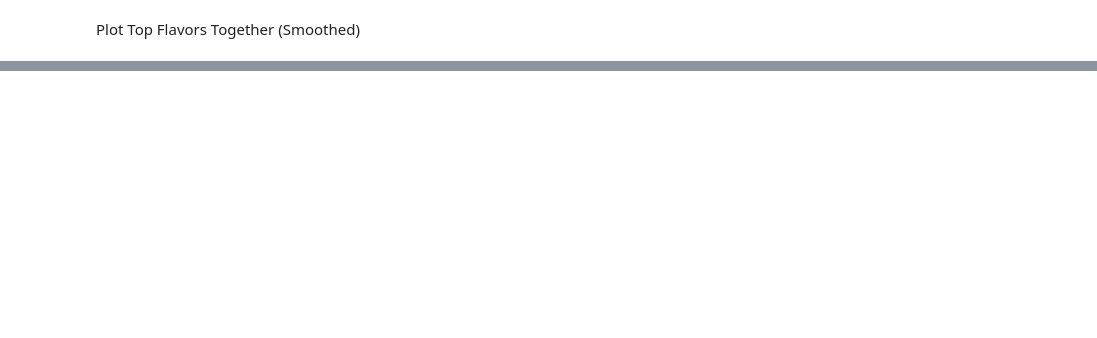
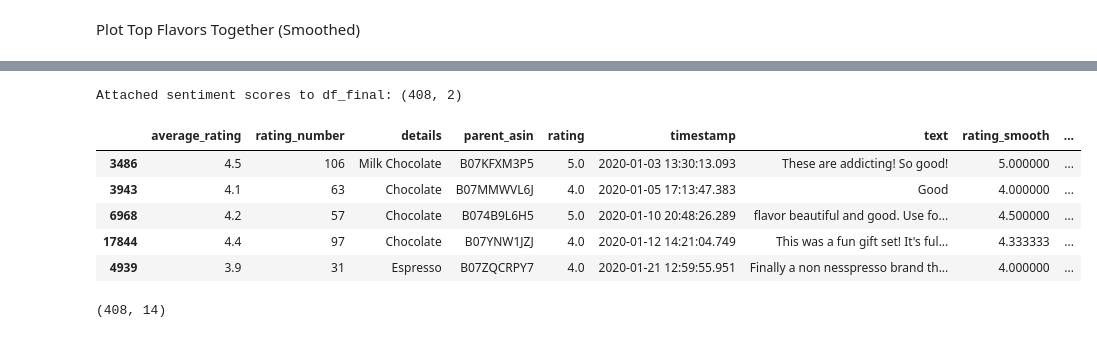
Before and after one commit to EmanArsham/Nestle_1B, a Jupyter notebook: Nestle.ipynb, the cells around one changed output, grey strips where cells are left out. Saved outputs shown, nothing was run; the diff lists cells and outputs as text; code cells hidden in the pictures; blank space fills up the shorter version.

```diff
--- a/Nestle.ipynb
+++ b/Nestle.ipynb
@@ -407,0 +439,78 @@ Text(0.5, 1.0, 'Average Review Rating per Flavor')
+# %%
+# Run batched inference over `df_final['text']` and attach results
+import re
+from tqdm import tqdm
+# Ensure `df_final` exists (run earlier cells if not)
+try:
+    df_final
+except NameError:
+    raise RuntimeError('DataFrame `df_final` not found. Run the earlier data-prep cells first.')
+# Prepare texts
+texts = df_final['text'].fillna('').astype(str).tolist()
+batch_size = 32
+results = []
+for i in tqdm(range(0, len(texts), batch_size)):
+    batch = texts[i:i+batch_size]
+    # Prefer letting the tokenizer handle truncation to avoid model indexing errors
+    try:
+        outs = sentiment_pipe(batch, truncation=True, max_length=512)
+    except RuntimeError as e:
+        # Fallback: process items individually (slower) and ensure truncated input
+        outs = []
+        for t in batch:
+            try:
+                out = sentiment_pipe(t, truncation=True, max_length=512)
+                # pipeline returns a list for a single input, take first element
+                outs.append(out[0] if isinstance(out, list) else out)
+            except Exception as e2:
+                outs.append({'label': None, 'score': None})
+    # Normalize outputs: some pipelines return list-of-lists
+    for item in outs:
+        if isinstance(item, list):
+            results.append(item[0])
+        else:
+            results.append(item)
+# Ensure results length matches texts length
+if len(results) < len(texts):
+    # pad with Nones (shouldn't normally happen)
+    pad_count = len(texts) - len(results)
+    results.extend([{'label': None, 'score': None}] * pad_count)
+# Parse labels like '1 star' or '5 stars' into integers
+labels = []
+scores = []
+for out in results:
+    label = out.get('label') if isinstance(out, dict) else None
+    score = out.get('score') if isinstance(out, dict) else None
+    # Some models return labels like '1 star' or '5 stars', extract digit if present
+    if isinstance(label, str):
+        m = re.search(r'([1-5])', label)
+        num = int(m.group(1)) if m else None
+    else:
+        num = None
+    labels.append(label)
+    # Convert score to a sensible 1-5 scale if model returned a star label + score (score is confidence)
+    # If the model already returns a numeric star (some models do), prefer that.
+    if num is not None:
+        scores.append(num)
+    else:
+        # If we only have a probability score, leave numeric sentiment as None
+        scores.append(None)
+# Attach to df_final (same order as df_final)
+df_final['bert_sentiment_label'] = labels
+df_final['bert_sentiment_score'] = scores
+print('Attached sentiment scores to df_final:', df_final[['bert_sentiment_label','bert_sentiment_score']].shape)
+# %% [output]
+Attached sentiment scores to df_final: (408, 2)
+# %%
+df_final.head()
+# %% [output]
+|  | average_rating | rating_number | details | parent_asin | rating | timestamp | text | rating_smooth | ... |
+| 3486 | 4.5 | 106 | Milk Chocolate | B07KFXM3P5 | 5.0 | 2020-01-03 13:30:13.093 | These are addicting! So good! | 5.000000 | ... |
+| 3943 | 4.1 | 63 | Chocolate | B07MMWVL6J | 4.0 | 2020-01-05 17:13:47.383 | Good | 4.000000 | ... |
+| 6968 | 4.2 | 57 | Chocolate | B074B9L6H5 | 5.0 | 2020-01-10 20:48:26.289 | flavor beautiful and good. Use fo... | 4.500000 | ... |
+| 17844 | 4.4 | 97 | Chocolate | B07YNW1JZJ | 4.0 | 2020-01-12 14:21:04.749 | This was a fun gift set! It's ful... | 4.333333 | ... |
+| 4939 | 3.9 | 31 | Espresso | B07ZQCRPY7 | 4.0 | 2020-01-21 12:59:55.951 | Finally a non nesspresso brand th... | 4.000000 | ... |
+# %%
+df_final.shape
+# %% [output]
+(408, 14)
```
Also changed, not shown: parts of 16 cells of this notebook.
